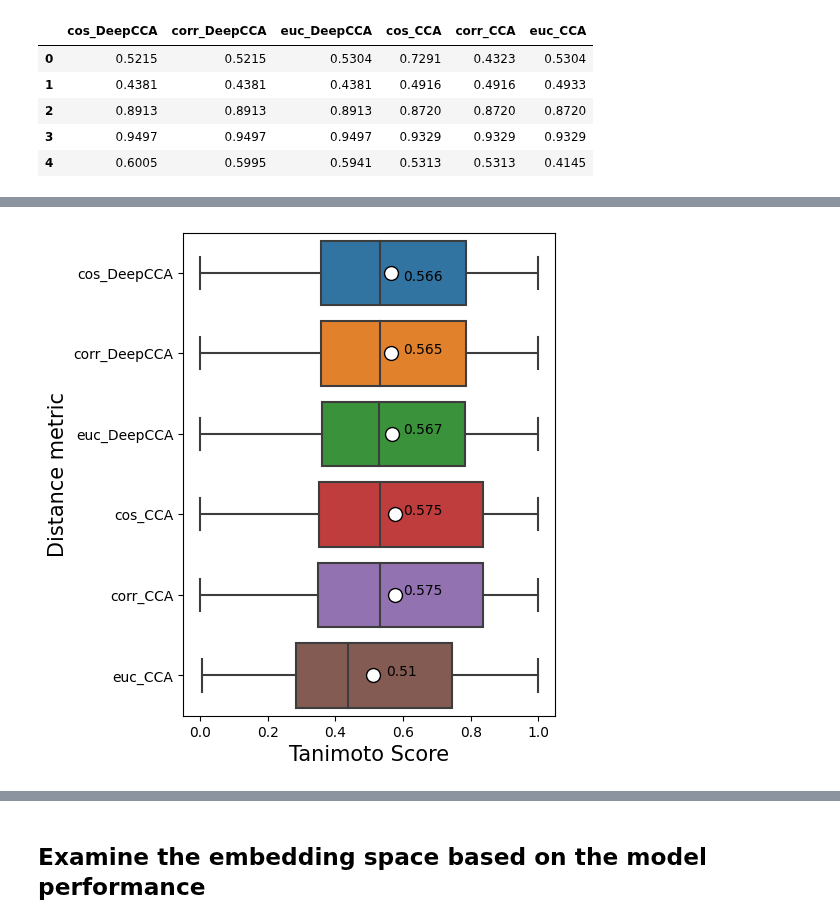
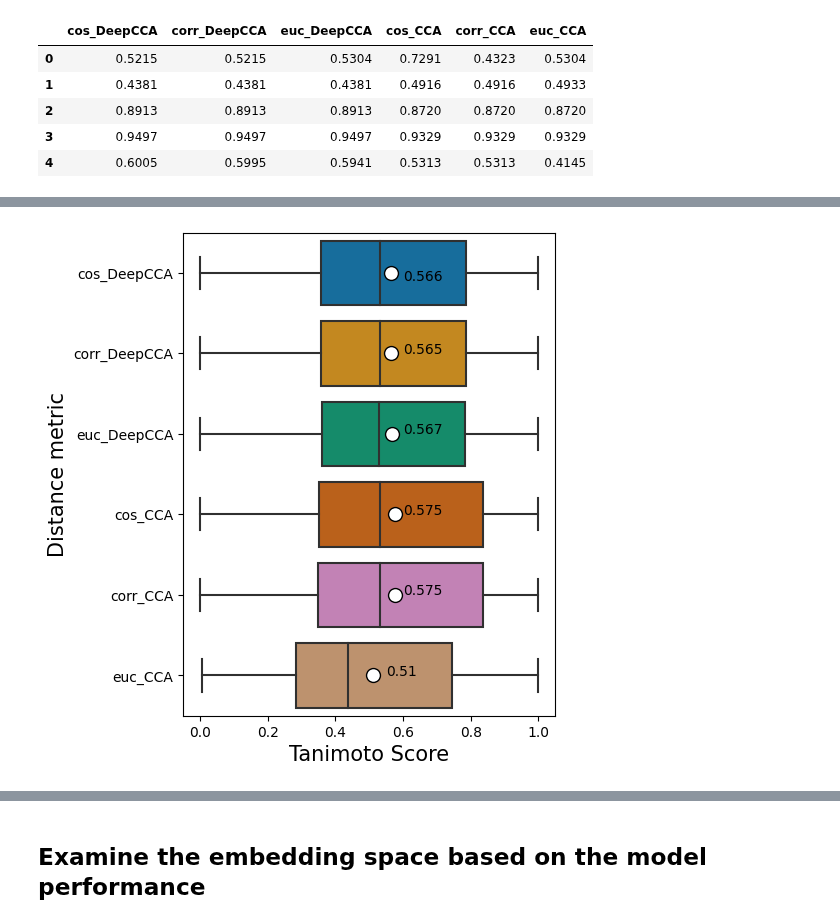
Before and after one commit to LukaLmelias/DeepCCA_thesis, a Jupyter notebook: final_model_prediction_and_evaluation.ipynb, the cells around one changed output, grey strips where cells are left out. Cells and saved outputs as stored; diff of their text form; code cells hidden in the pictures.

```diff
--- a/final_model_prediction_and_evaluation.ipynb
+++ b/final_model_prediction_and_evaluation.ipynb
@@ -497,29 +497,29 @@ plt.show()
 # %%
 #palette = [sns.color_palette("colorblind")[0],
            #sns.color_palette("colorblind")[5],
            #sns.color_palette("colorblind")[6],
 
           #] #random
 plt.figure(figsize=(4.8, 6.4),dpi=100)
 ax = sns.boxplot(data=deepcca_tanis_df, orient='h',
-             showmeans = True,
+             showmeans = True,palette= sns.color_palette("colorblind"),
            meanprops={"marker":"o",
                       "markerfacecolor":"white",
                       "markeredgecolor":"black",
                       "markersize":"10"})
 #plt.legend(labels=list(deepcca_tanis_df.columns),loc=(1.04, 0.6))
 #add mean tanimoto on the plot
 plt.text(x=0.6,y=0.1,s=round(np.mean(tanis_dict['cos'][0]),3))
 plt.text(x=0.6,y=1,s=round(np.mean(tanis_dict['corr'][0]),3))
 plt.text(x=0.6,y=2,s=round(np.mean(tanis_dict['euc'][0]),3))
 plt.xlabel('Tanimoto Score', fontsize=15)
 plt.ylabel('Distance metric', fontsize=15)
 
 plt.text(x=0.6,y=3,s=round(np.mean(tanis_dict['cos'][1]),3))
 plt.text(x=0.6,y=4,s=round(np.mean(tanis_dict['corr'][1]),3))
 plt.text(x=0.55,y=5,s=round(np.mean(tanis_dict['euc'][1]),3))
 #ax.set_xticklabels([' ',' ',' ',' ',' ',' ' ])
 
 plt.show()
 # %% [output]
-[figure, old version]
+[figure, new version]
```
Also changed, not shown: parts of 29 cells of this notebook.
